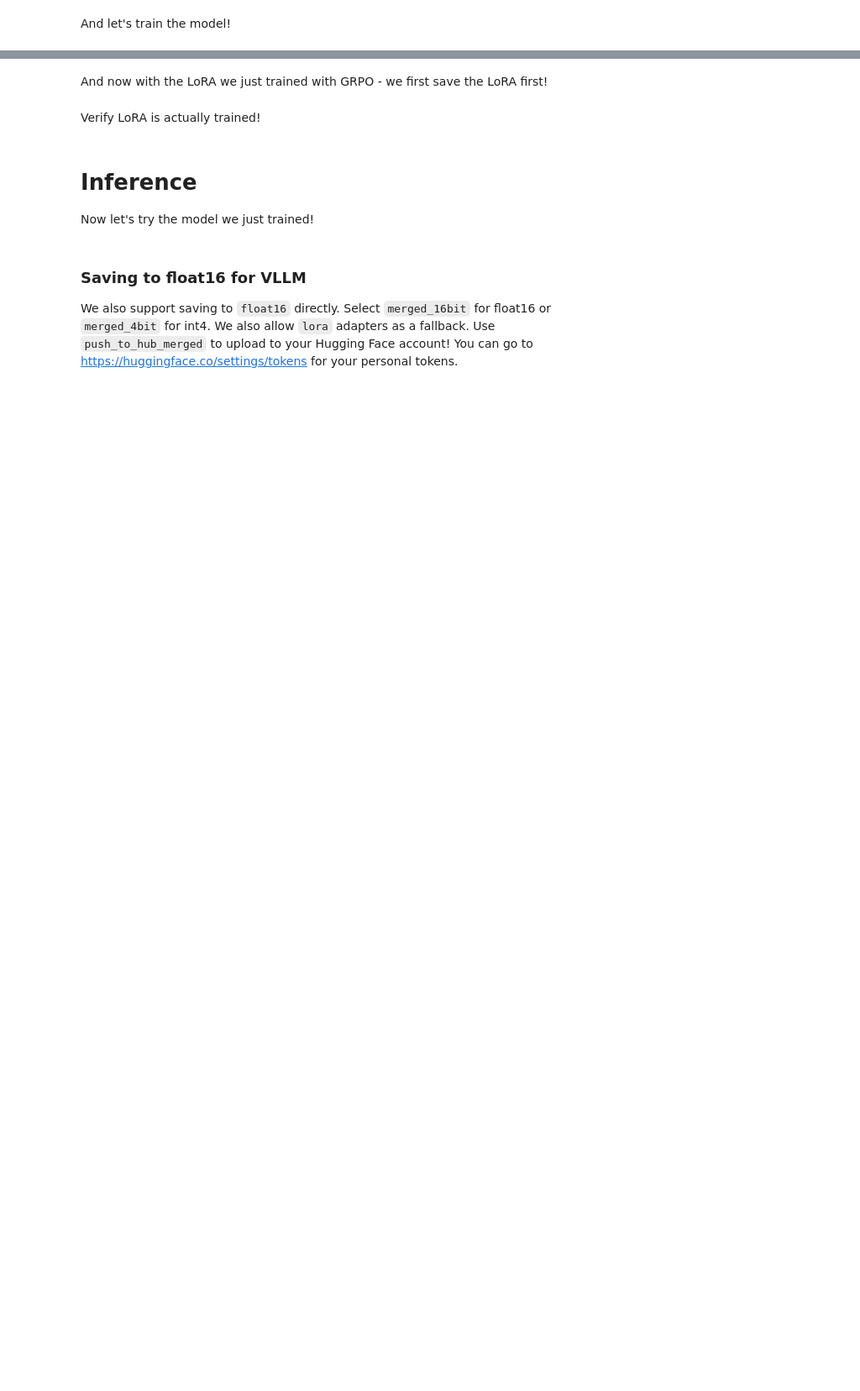
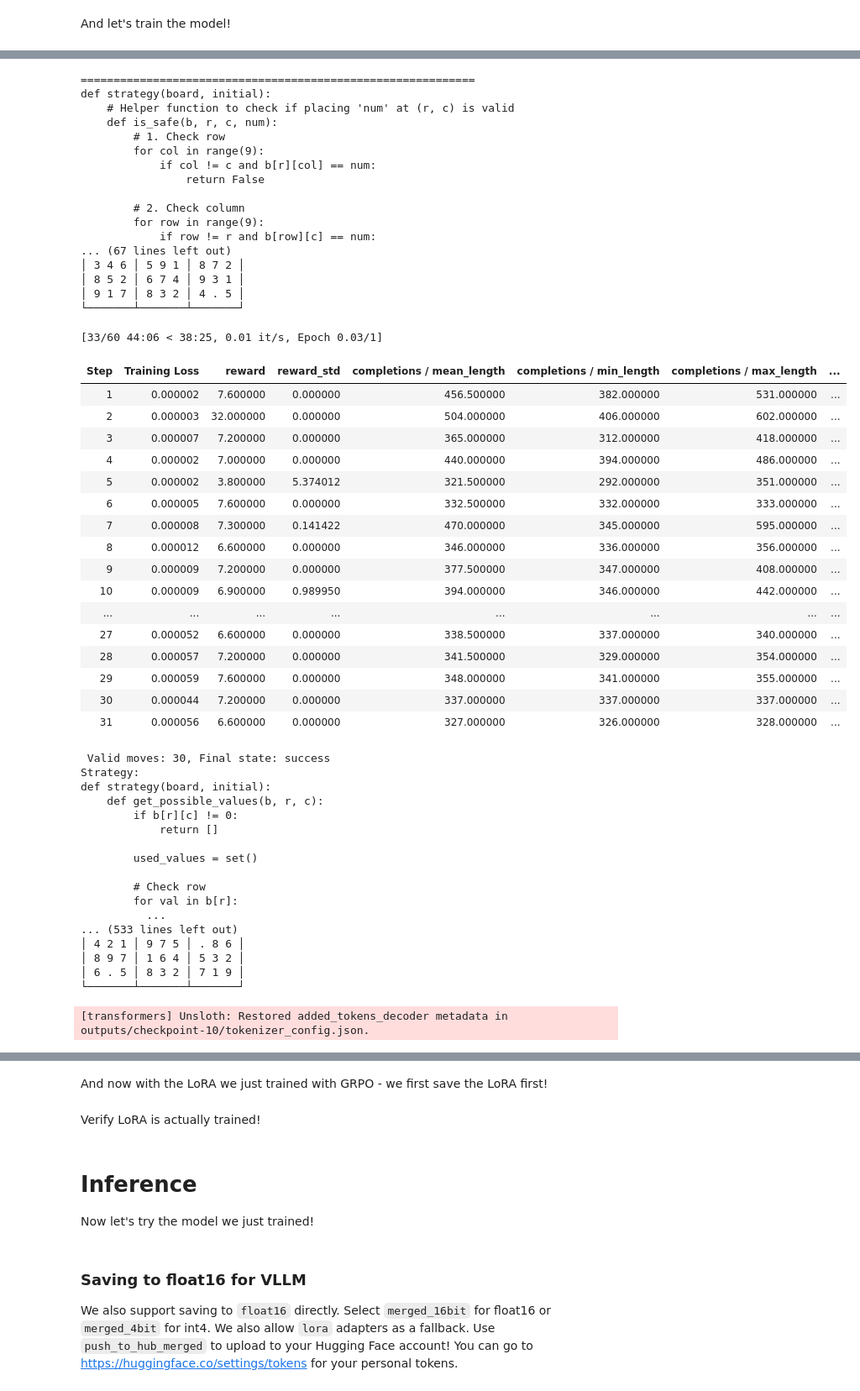
Before and after one commit to ROCm/gpuaidev, a Jupyter notebook: workshops/unsloth-gemma-4-finetuning-ryzen/Gemma4_(E2B)_Reinforcement_Learning_Sudoku_Game.ipynb, the cells around one changed output, grey strips where cells are left out. Shown at 84% size. Cells and saved outputs as stored; diff of their text form; code cells hidden in the pictures; blank space fills up the shorter version.

Commit message:
Updated tokenizer version

```diff
--- a/workshops/unsloth-gemma-4-finetuning-ryzen/Gemma4_(E2B)_Reinforcement_Learning_Sudoku_Game.ipynb
+++ b/workshops/unsloth-gemma-4-finetuning-ryzen/Gemma4_(E2B)_Reinforcement_Learning_Sudoku_Game.ipynb
@@ -639,7 +645,7 @@ def strategy_succeeds(completions, **kwargs):
     scores = []
 
     seed = np.random.randint(10000)
-    difficulty = 40
+    difficulty = 30
     for completion in completions:
         printed = False
         response = completion[0]["content"]
@@ -749,7 +755,7 @@ training_args = GRPOConfig(
     max_completion_length = max_completion_length,
     # num_train_epochs = 1, # Set to 1 for a full training run
     max_steps = 60,
-    save_steps = 100,
+    save_steps = 10,
     report_to = "none", # Can use Weights & Biases, TrackIO
     output_dir = "outputs",
     epsilon=0.2,
@@ -802,2 +804,5 @@ And let's train the model!
 # %% [markdown]
 And let's train the model!
+# %%
+trainer.train()
+# %% [output]
@@ -803,0 +814,53 @@ And let's train the model!
+============================================================
+def strategy(board, initial):
+    # Helper function to check if placing 'num' at (r, c) is valid
+    def is_safe(b, r, c, num):
+        # 1. Check row
+        for col in range(9):
+            if col != c and b[r][col] == num:
+                return False
+
+        # 2. Check column
+        for row in range(9):
+            if row != r and b[row][c] == num:
+... (67 lines left out)
+│ 3 4 6 │ 5 9 1 │ 8 7 2 │
+│ 8 5 2 │ 6 7 4 │ 9 3 1 │
+│ 9 1 7 │ 8 3 2 │ 4 . 5 │
+└───────┴───────┴───────┘
+[33/60 44:06 < 38:25, 0.01 it/s, Epoch 0.03/1]
+| Step | Training Loss | reward | reward_std | completions / mean_length | completions / min_length | completions / max_length | ... |
+| 1 | 0.000002 | 7.600000 | 0.000000 | 456.500000 | 382.000000 | 531.000000 | ... |
+| 2 | 0.000003 | 32.000000 | 0.000000 | 504.000000 | 406.000000 | 602.000000 | ... |
+| 3 | 0.000007 | 7.200000 | 0.000000 | 365.000000 | 312.000000 | 418.000000 | ... |
+| 4 | 0.000002 | 7.000000 | 0.000000 | 440.000000 | 394.000000 | 486.000000 | ... |
+| 5 | 0.000002 | 3.800000 | 5.374012 | 321.500000 | 292.000000 | 351.000000 | ... |
+| 6 | 0.000005 | 7.600000 | 0.000000 | 332.500000 | 332.000000 | 333.000000 | ... |
+| 7 | 0.000008 | 7.300000 | 0.141422 | 470.000000 | 345.000000 | 595.000000 | ... |
+| 8 | 0.000012 | 6.600000 | 0.000000 | 346.000000 | 336.000000 | 356.000000 | ... |
+| 9 | 0.000009 | 7.200000 | 0.000000 | 377.500000 | 347.000000 | 408.000000 | ... |
+| 10 | 0.000009 | 6.900000 | 0.989950 | 394.000000 | 346.000000 | 442.000000 | ... |
+| ... | ... | ... | ... | ... | ... | ... | ... |
+| 27 | 0.000052 | 6.600000 | 0.000000 | 338.500000 | 337.000000 | 340.000000 | ... |
+| 28 | 0.000057 | 7.200000 | 0.000000 | 341.500000 | 329.000000 | 354.000000 | ... |
+| 29 | 0.000059 | 7.600000 | 0.000000 | 348.000000 | 341.000000 | 355.000000 | ... |
+| 30 | 0.000044 | 7.200000 | 0.000000 | 337.000000 | 337.000000 | 337.000000 | ... |
+| 31 | 0.000056 | 6.600000 | 0.000000 | 327.000000 | 326.000000 | 328.000000 | ... |
+ Valid moves: 30, Final state: success
+Strategy:
+def strategy(board, initial):
+    def get_possible_values(b, r, c):
+        if b[r][c] != 0:
+            return []
+
+        used_values = set()
+
+        # Check row
+        for val in b[r]:
+          ...
+... (533 lines left out)
+│ 4 2 1 │ 9 7 5 │ . 8 6 │
+│ 8 9 7 │ 1 6 4 │ 5 3 2 │
+│ 6 . 5 │ 8 3 2 │ 7 1 9 │
+└───────┴───────┴───────┘
+[transformers] Unsloth: Restored added_tokens_decoder metadata in outputs/checkpoint-10/tokenizer_config.json.
```
Also changed, not shown: parts of 8 cells of this notebook.
